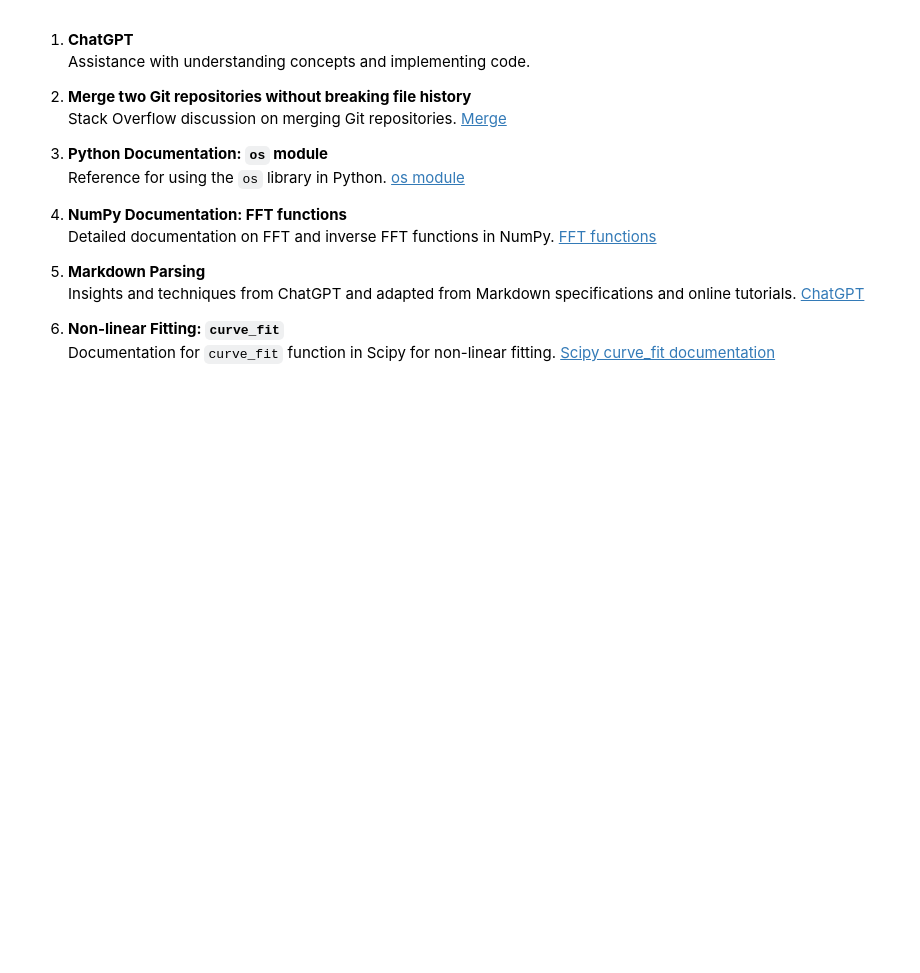
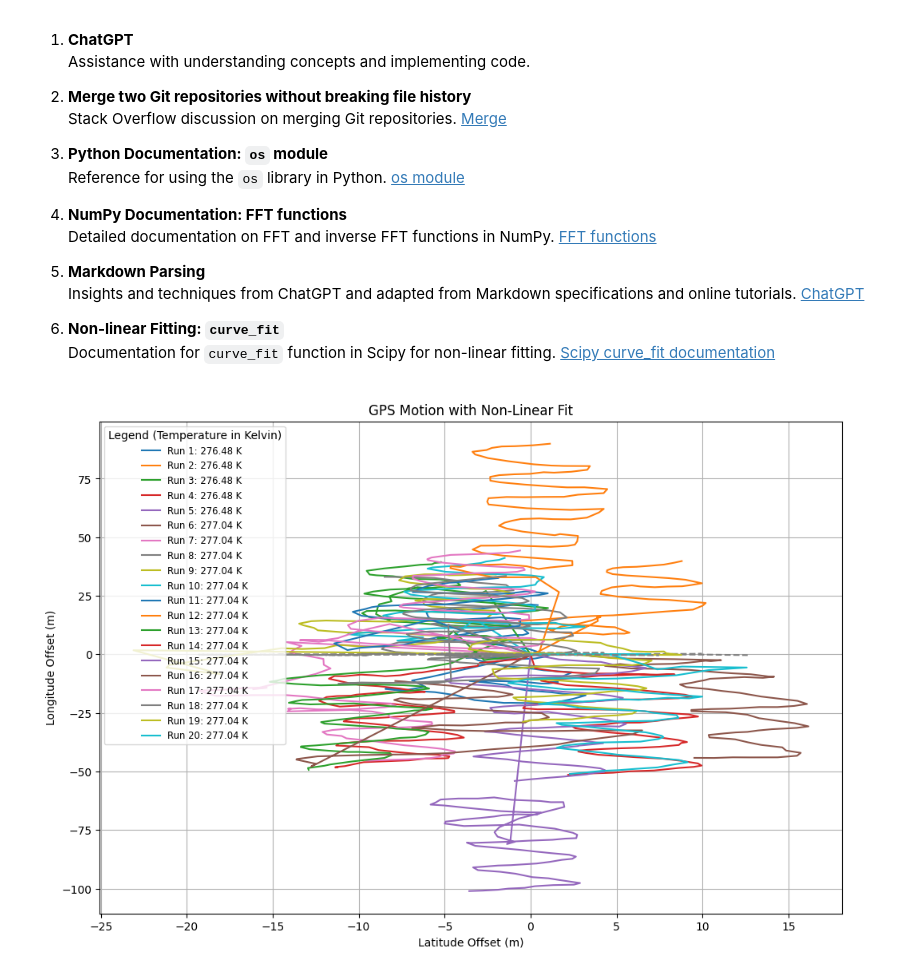
Before and after one commit to ubsuny/CP1-24-final, a Jupyter notebook: dhamalakamal/code/final.ipynb, the cells around one changed output. Drawn from its saved outputs; the diff is of its cells as text; code cells hidden in the pictures; blank space fills up the shorter version.

Commit message:
Added gps plot for linear and temperature in kelvin for 20 repeatation. - also updated nonlinear_fit method to include smoothing logic

```diff
--- a/dhamalakamal/code/final.ipynb
+++ b/dhamalakamal/code/final.ipynb
@@ -93,0 +92,57 @@ This notebook demonstrates the how to run the code part in this final project.
+# %%
+import matplotlib.pyplot as plt
+import numpy as np
+import pandas as pd
+from pathlib import Path
+from final import fahrenheit_to_kelvin, parse_temperature_from_md, nonlinear_fit
+
+# Define the data directory
+data_dir = Path("../data")
+
+# Initialize the plot
+plt.figure(figsize=(12, 8))
+
+# Iterate through all 20 repetitions
+for i in range(1, 21):
+    # Construct file names
+    unique_id = f"gps{i:02d}"
+    csv_file = data_dir / f"{unique_id}_sinewalk.csv"
+    md_file = data_dir / f"{unique_id}_sinewalk.md"
+
+    # Read CSV file for GPS motion
+    df = pd.read_csv(csv_file)
+    latitudes = df["Latitude (°)"].values
+    longitudes = df["Longitude (°)"].values
+
+    # Convert latitude and longitude to meters (approximating 1 degree ≈ 111,000 meters)
+    latitudes_m = (latitudes - latitudes[0]) * 111000
+    longitudes_m = (longitudes - longitudes[0]) * 111000 * np.cos(np.radians(latitudes[0]))
+
+    # Read temperature from the Markdown file
+    temp_fahrenheit = parse_temperature_from_md(str(md_file))
+    temp_kelvin = fahrenheit_to_kelvin(temp_fahrenheit)
+
+    # Apply non-linear fitting to the GPS motion
+    def model_function(x: float) -> float:
+        return np.sin(0.01 * x)  # Example model function (can adjust as needed)
+
+    step = 16  # Choose step size (must be a power of 2)
+    # Apply the nonlinear fit with smoothing
+    smoothed_data = nonlinear_fit(longitudes_m.tolist(), step, model_function, smooth=True, window_size=4)
+
+
+    # Plot the GPS motion and the non-linear fit
+    plt.plot(latitudes_m, longitudes_m, label=f"Run {i}: {temp_kelvin:.2f} K")
+    plt.plot(latitudes_m[::step], smoothed_data, linestyle="--", color="gray")
+
+# Configure the plot
+plt.title("GPS Motion with Non-Linear Fit")
+plt.xlabel("Latitude Offset (m)")
+plt.ylabel("Longitude Offset (m)")
+plt.legend(title="Legend (Temperature in Kelvin)", loc="best", fontsize="small")
+plt.grid(True)
+
+# Show the plot
+plt.show()
+# %% [output]
+[figure, added]
```
Also changed, not shown: parts of 1 cell of this notebook, 2 other files.
